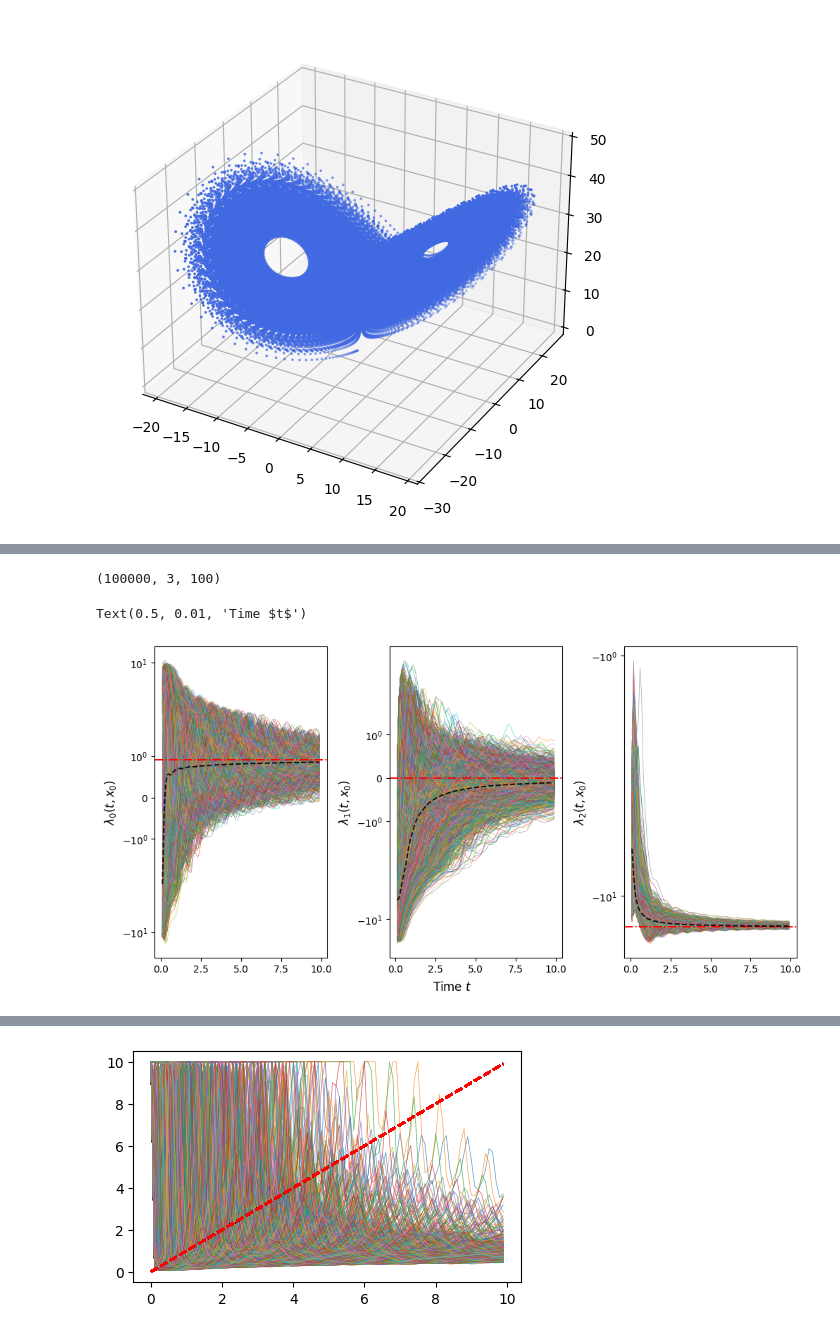
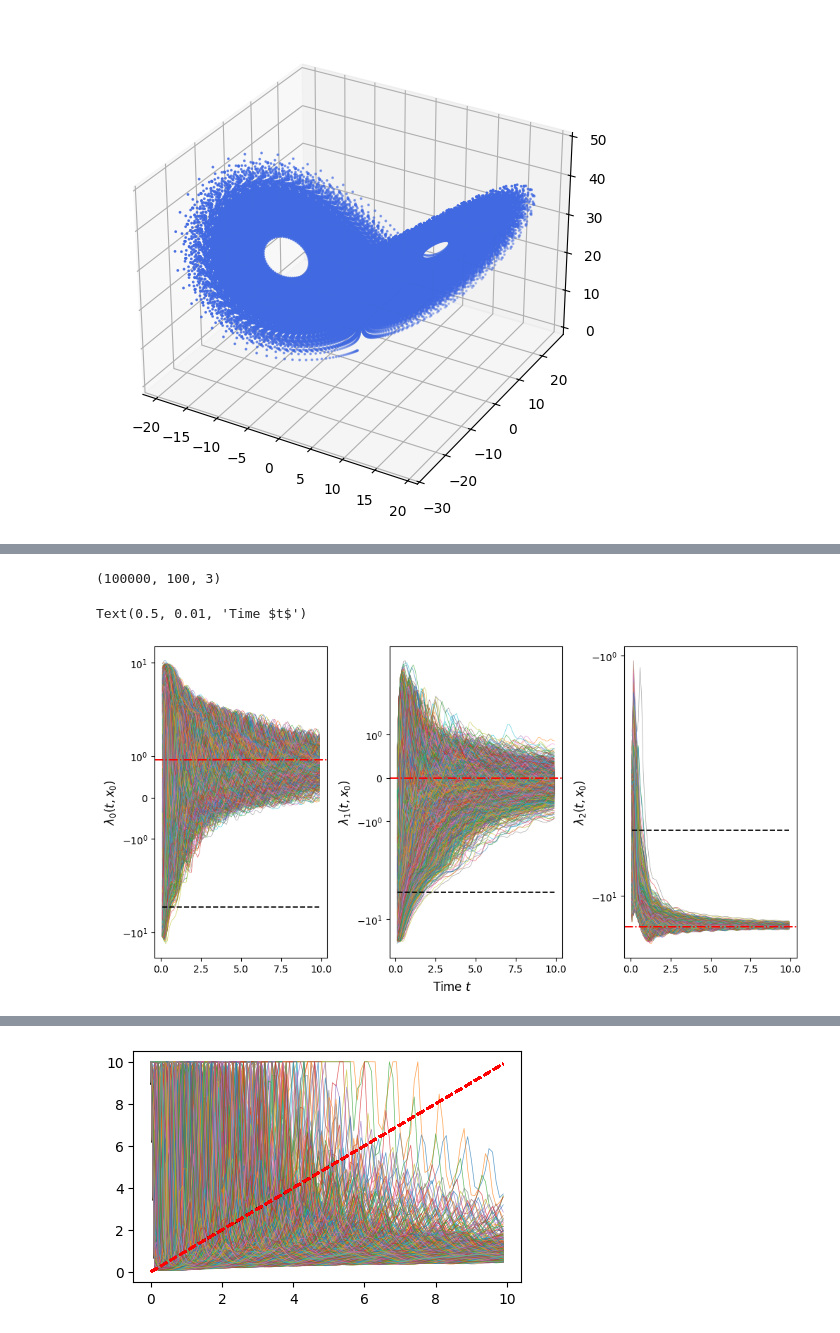
Before and after one commit to Jhko725/sandbox, a Jupyter notebook: local_predictability.ipynb, the cells around one changed output, grey strips where cells are left out. Saved outputs shown, nothing was run; the diff lists cells and outputs as text; code cells hidden in the pictures.

```diff
--- a/local_predictability.ipynb
+++ b/local_predictability.ipynb
@@ -148,5 +38,0 @@ Array([[-0.42807454, -0.64849602,  0.28985923],
-# %%
-eigvals = jnp.sort(
-    jnp.linalg.eigvals(jnp.matmul(jnp.matrix_transpose(sol[1]), sol[1])), axis=-1
-)
-eigvals
@@ -259,9 +72,0 @@ def local_predictability(
-# %%
-fig, axes = plt.subplots(
-    lorenz.dim, 1, figsize=(5, 5), sharex=True, constrained_layout=True
-)
-ind_sample = 5
-t = jnp.arange(u_vals.shape[1]) * 0.1
-for i, ax in enumerate(axes):
-    ax.plot(t, u_vals[0, :, i], label="Orig")
-    ax.plot(t, u_vals[ind_sample, :, i], "--", label="Perturbed")
@@ -311,33 +144,33 @@ lya_mean = jnp.mean(lya_local, axis=0)
 # %%
 t = jnp.arange(0, 10, 0.1)
-lya_local = eqx.filter_vmap(in_axes=(None, 0, None))(lyapunov_gr)(
+lya_local, _ = eqx.filter_vmap(in_axes=(None, 0, None))(lyapunov_gr)(
     lorenz, u_train_coarse, t
 )
 # %%
 lya_local.shape
 # %% [output]
-(100000, 3, 100)
+(100000, 100, 3)
 # %%
 fig, axes = plt.subplots(1, 3, figsize=(10, 5), sharex=True, constrained_layout=True)
-lya_mean = jnp.mean(lya_local, axis=0)
+lya_mean = jnp.mean(lya_local, axis=-1)
 lya_known = (0.9057, 1.4e-5, -14.5724)
 
 for i, ax in enumerate(axes):
     for lya_i in lya_local[::10]:
-        ax.plot(t, lya_i[i], linewidth=0.5, alpha=0.7)
+        ax.plot(t, lya_i[:, i], linewidth=0.5, alpha=0.7)
     ax.axhline(
         y=lya_known[i],
         color="red",
         linewidth=1.4,
         linestyle="-.",
     )
     ax.plot(t, lya_mean[i], "--", color="black", linewidth=1.4, alpha=0.9)
     ax.set_ylabel(rf"$\lambda_{i}(t, x_0)$", fontsize="large")
     ax.set_yscale("symlog", base=10)
 fig.supxlabel("Time $t$")
 # %% [output]
 Text(0.5, 0.01, 'Time $t$')
-[figure, old version]
+[figure, new version]
 # %%
 t_batch = jnp.log(2) / lya_local
 # %%
```
Also changed, not shown: parts of 33 cells of this notebook, 3 other files.
